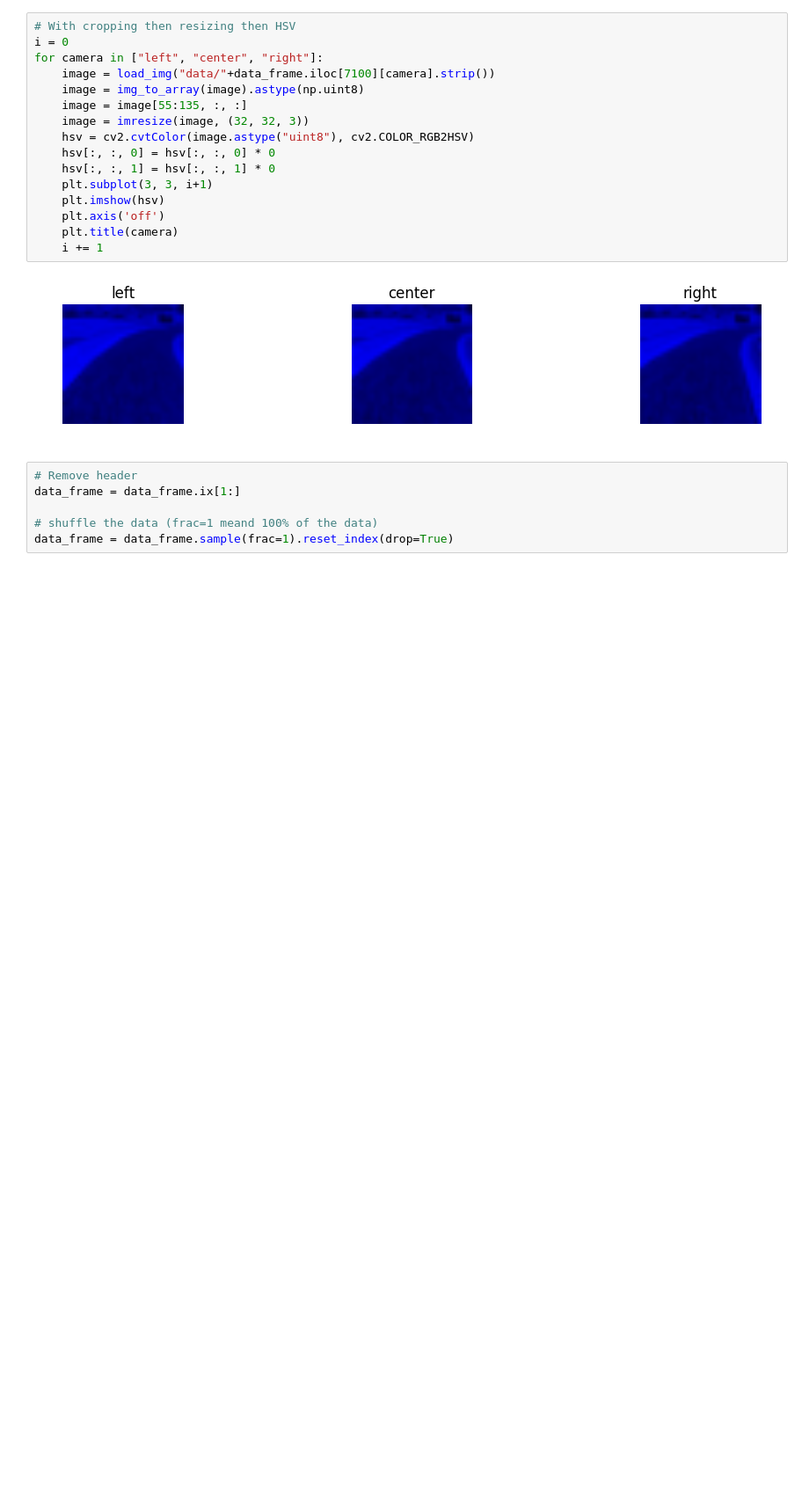
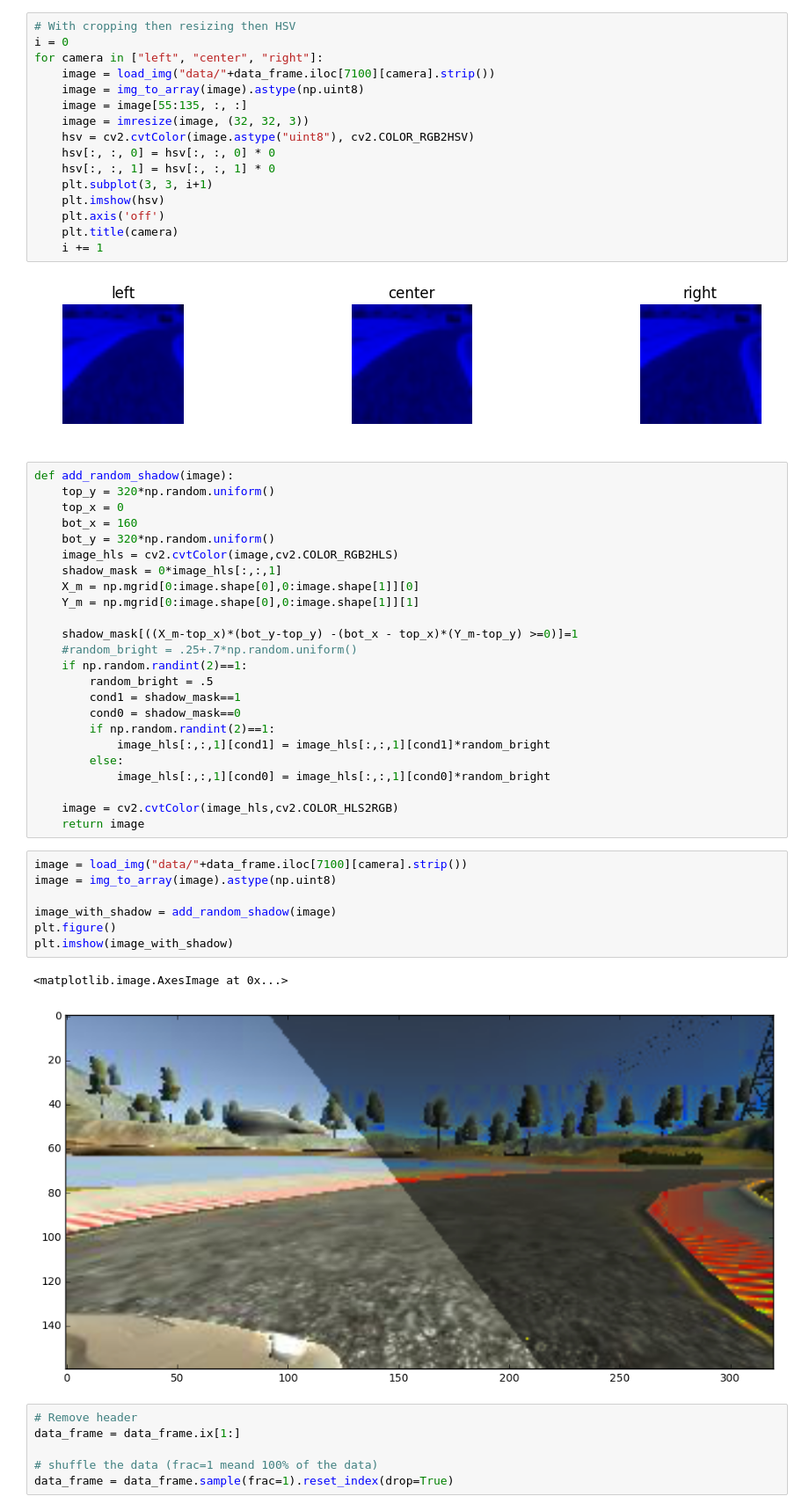
Before and after one commit to js1972/CarND-Behavioral-Cloning, a Jupyter notebook: data_processing.ipynb, the cells around one changed output. Shown at 88% size. Saved outputs shown, nothing was run; the diff lists cells and outputs as text; blank space fills up the shorter version.

```diff
--- a/data_processing.ipynb
+++ b/data_processing.ipynb
@@ -99,6 +99,40 @@ for camera in ["left", "center", "right"]:
     i += 1
 # %% [output]
 [figure]
+# %%
+def add_random_shadow(image):
+    top_y = 320*np.random.uniform()
+    top_x = 0
+    bot_x = 160
+    bot_y = 320*np.random.uniform()
+    image_hls = cv2.cvtColor(image,cv2.COLOR_RGB2HLS)
+    shadow_mask = 0*image_hls[:,:,1]
+    X_m = np.mgrid[0:image.shape[0],0:image.shape[1]][0]
+    Y_m = np.mgrid[0:image.shape[0],0:image.shape[1]][1]
+
+    shadow_mask[((X_m-top_x)*(bot_y-top_y) -(bot_x - top_x)*(Y_m-top_y) >=0)]=1
+    #random_bright = .25+.7*np.random.uniform()
+    if np.random.randint(2)==1:
+        random_bright = .5
+        cond1 = shadow_mask==1
+        cond0 = shadow_mask==0
+        if np.random.randint(2)==1:
+            image_hls[:,:,1][cond1] = image_hls[:,:,1][cond1]*random_bright
+        else:
+            image_hls[:,:,1][cond0] = image_hls[:,:,1][cond0]*random_bright
+
+    image = cv2.cvtColor(image_hls,cv2.COLOR_HLS2RGB)
+    return image
+# %%
+image = load_img("data/"+data_frame.iloc[7100][camera].strip())
+image = img_to_array(image).astype(np.uint8)
+
+image_with_shadow = add_random_shadow(image)
+plt.figure()
+plt.imshow(image_with_shadow)
+# %% [output]
+<matplotlib.image.AxesImage at 0x...>
+[figure, added]
 # %%
 # Remove header
 data_frame = data_frame.ix[1:]
```
Also changed, not shown: parts of 1 cell of this notebook, 4 other files.
